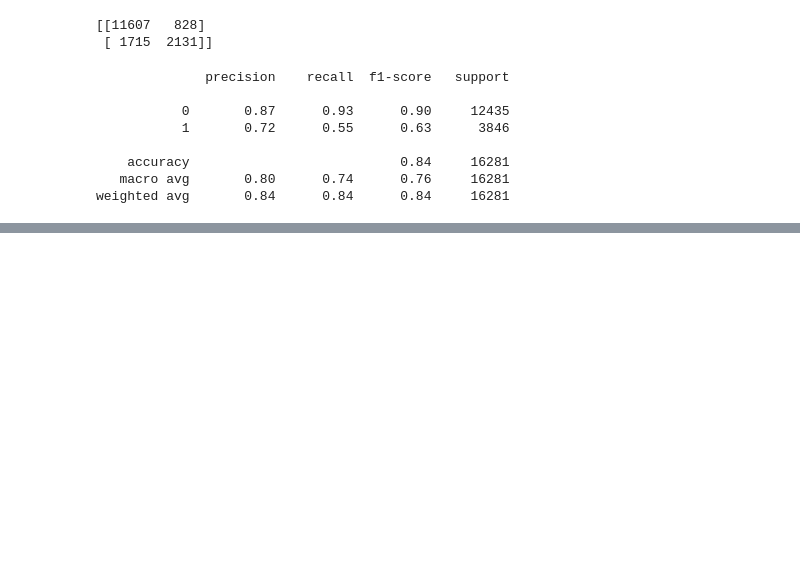
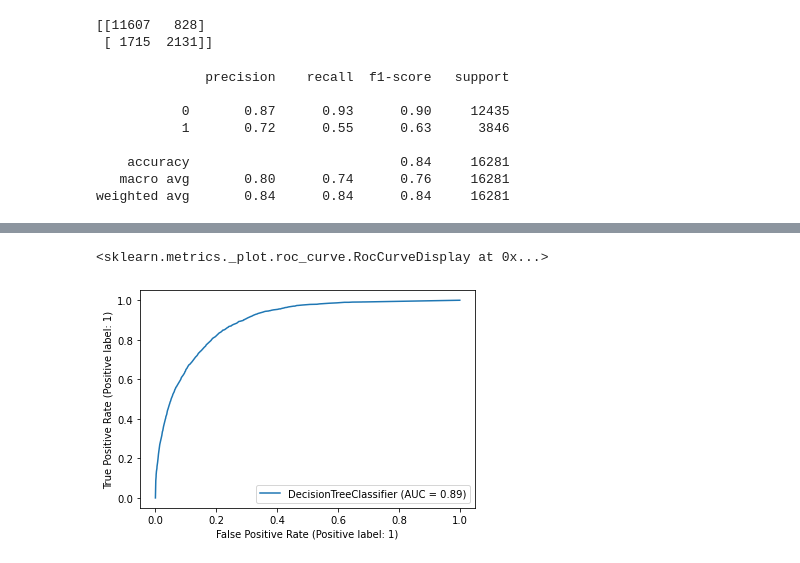
Before and after one commit to elstan-tmk/ML-assignments, a Jupyter notebook: CA-03_Decision_Tree_Algorithm/CA03_Decision_Tree.ipynb, the cells around one changed output, grey strips where cells are left out. Cells and saved outputs as stored; diff of their text form; code cells hidden in the pictures; blank space fills up the shorter version.

```diff
--- a/CA-03_Decision_Tree_Algorithm/CA03_Decision_Tree.ipynb
+++ b/CA-03_Decision_Tree_Algorithm/CA03_Decision_Tree.ipynb
@@ -294,0 +445,35 @@ weighted avg       0.84      0.84      0.84     16281
+# %%
+accuracy_list = []
+recall_list = []
+precision_list = []
+f1_score_list = []
+
+maximum_feature = ['auto',None,0.3,0.4,0.5,0.6,0.7,0.8]
+for trees in maximum_feature:
+    model3 = DecisionTreeClassifier(criterion= 'gini',
+                                    min_samples_leaf =40, max_features=trees, random_state=101)
+    model3.fit(X_train, y_train)
+    y_pred = model3.predict(X_test)
+
+    accuracy_3 = np.mean(y_test == y_pred)
+    accuracy_list.append(accuracy_3.round(5))
+
+    recall_3 = recall_score(y_test,y_pred)
+    recall_list.append(recall_3.round(5))
+
+    precision_3 = precision_score(y_test,y_pred)
+    precision_list.append(precision_3.round(5))
+
+    f1_score_3 = f1_score(y_test,y_pred)
+    f1_score_list.append(f1_score_3.round(5))
+
+maximum_feature_table = pd.DataFrame({"MAximum Features": maximum_feature, "Accuracy": accuracy_list,
+                                "Recall": recall_list, "Precision": precision_list,
+                                "F1 Score": f1_score_list})
+
+print("Run 3: After changing the Maximum Features:")
+print("===============================")
+print(accuracy_list)
+print("===============================")
+print("In a table:")
+print(maximum_feature_table)
@@ -294,0 +495,5 @@ weighted avg       0.84      0.84      0.84     16281
+# %%
+plot_roc_curve(model3, X_test, y_test)
+# %% [output]
+<sklearn.metrics._plot.roc_curve.RocCurveDisplay at 0x...>
+[figure, added]
```
Also changed, not shown: parts of 18 cells of this notebook, 1 other file.
